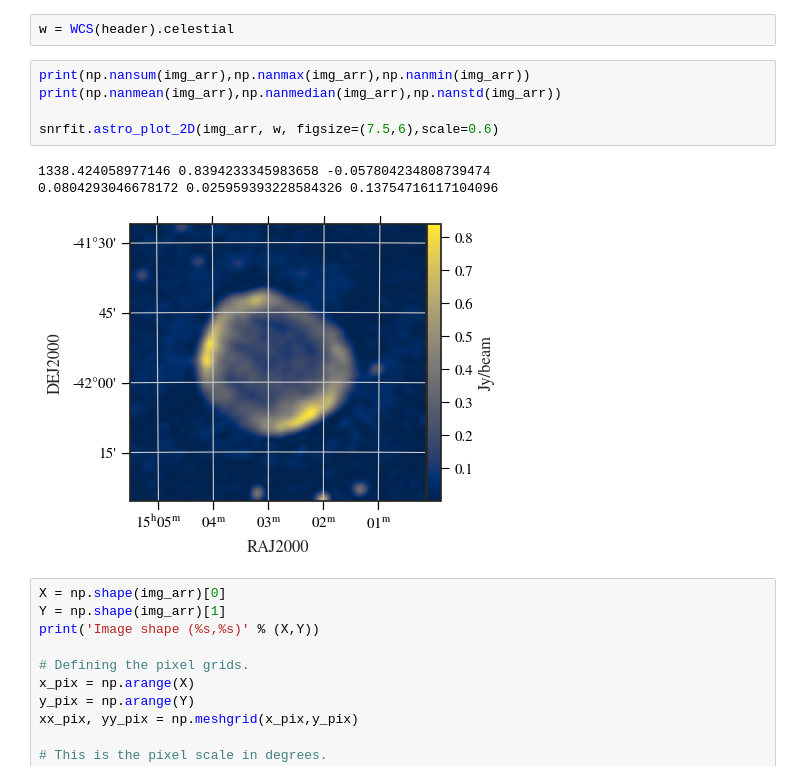
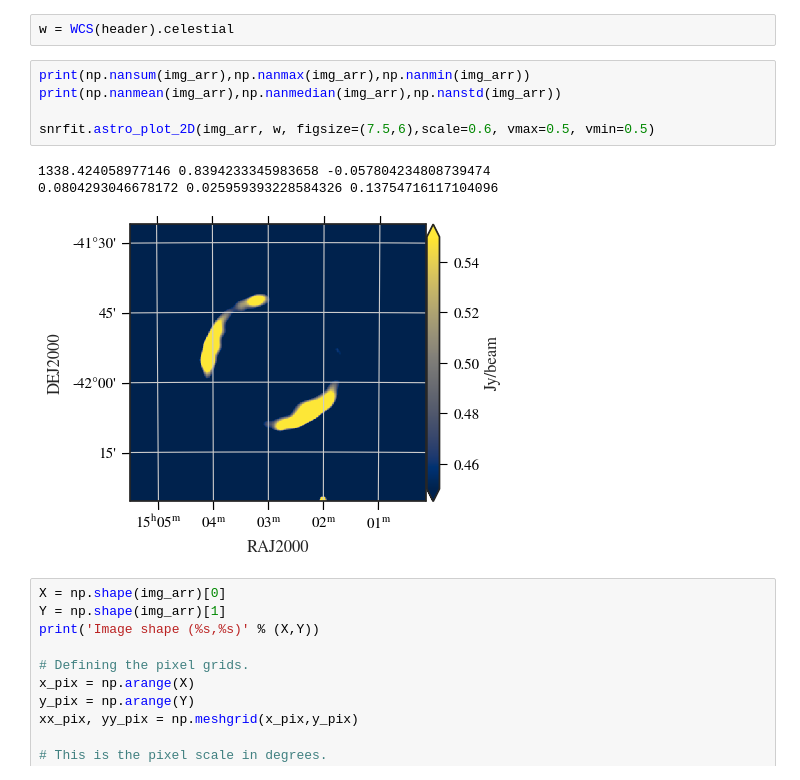
Before and after one commit to JaidenCook/SNRfit, a Jupyter notebook: workbooks/Fitting-validation.ipynb, the cells around one changed output. Cells and saved outputs as stored; diff of their text form.

```diff
--- a/workbooks/Fitting-validation.ipynb
+++ b/workbooks/Fitting-validation.ipynb
@@ -84,12 +84,12 @@ w = WCS(header).celestial
 # %%
 print(np.nansum(img_arr),np.nanmax(img_arr),np.nanmin(img_arr))
 print(np.nanmean(img_arr),np.nanmedian(img_arr),np.nanstd(img_arr))
 
-snrfit.astro_plot_2D(img_arr, w, figsize=(7.5,6),scale=0.6)
+snrfit.astro_plot_2D(img_arr, w, figsize=(7.5,6),scale=0.6, vmax=0.5, vmin=0.5)
 # %% [output]
 1338.424058977146 0.8394233345983658 -0.057804234808739474
 0.0804293046678172 0.025959393228584326 0.13754716117104096
-[figure, old version]
+[figure, new version]
 # %%
 X = np.shape(img_arr)[0]
 Y = np.shape(img_arr)[1]
```
Also changed, not shown: parts of 15 cells of this notebook, 1 other file.
